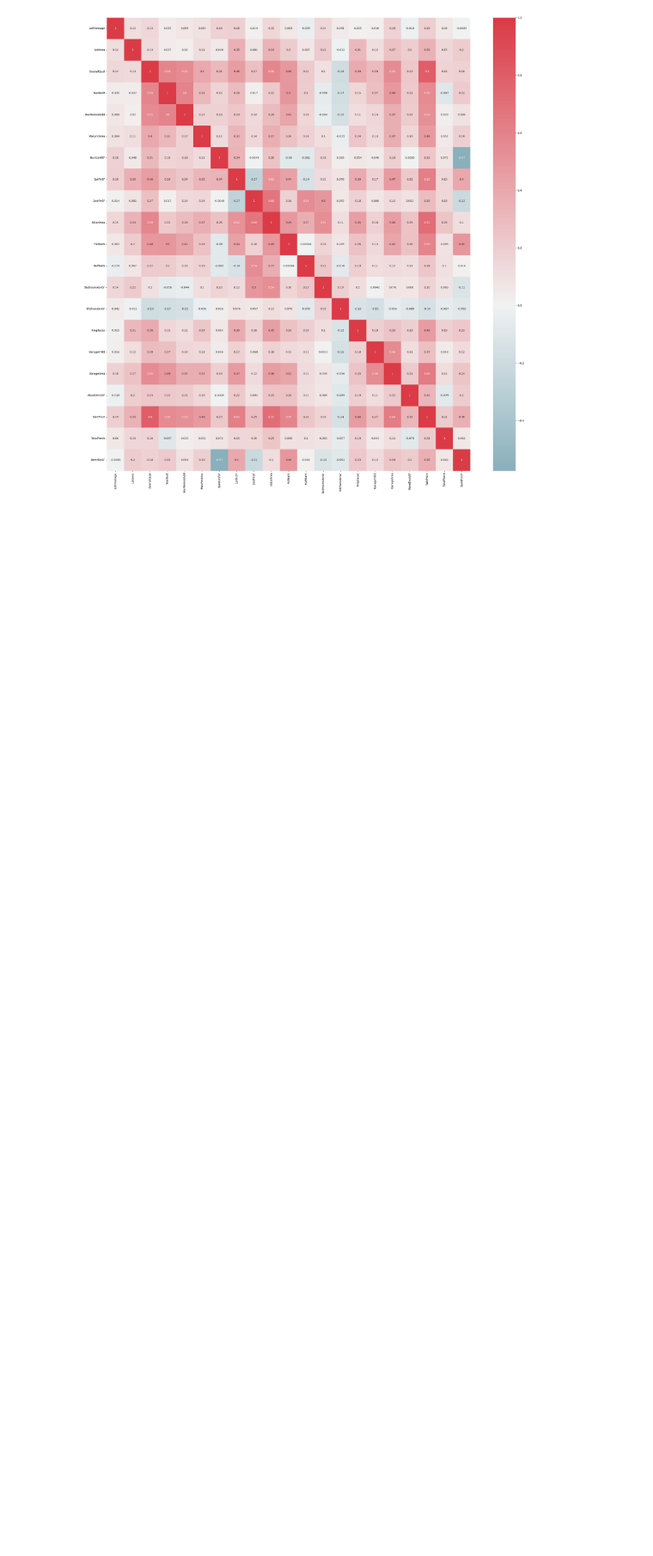
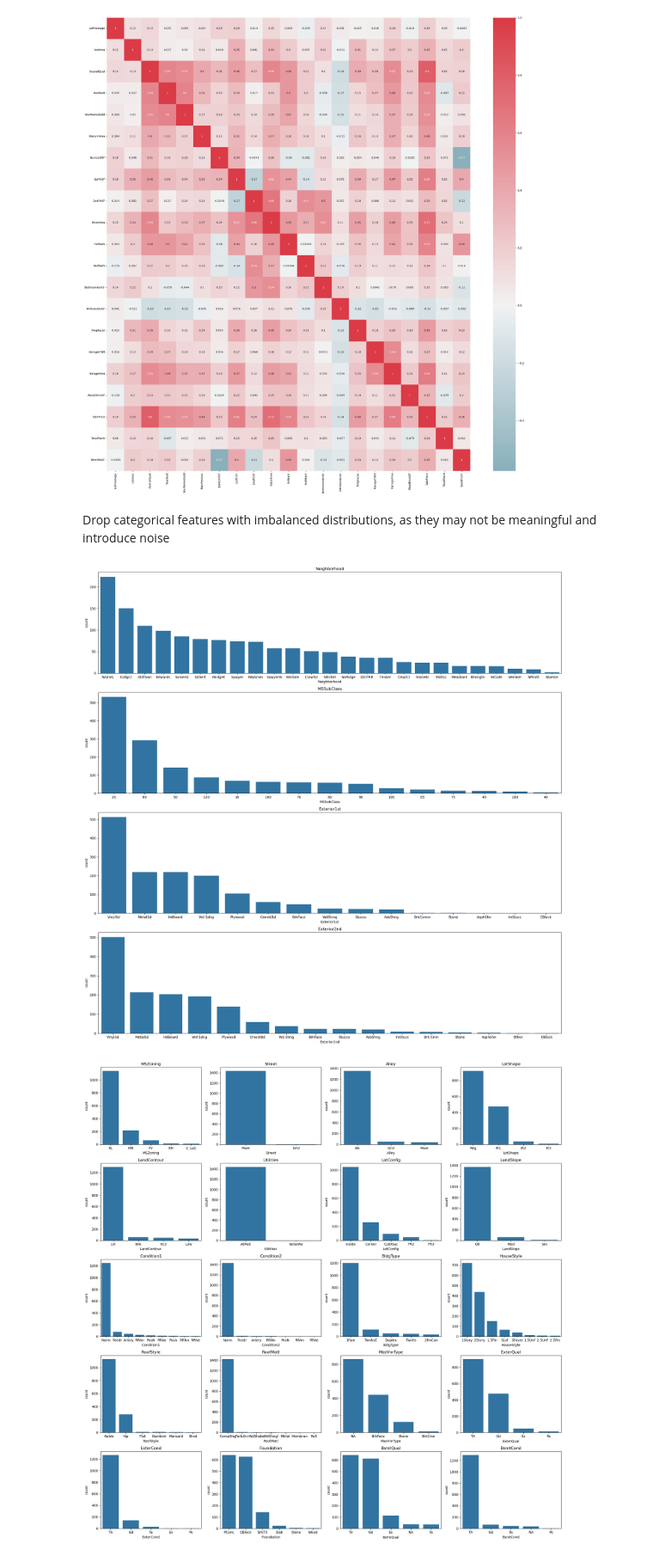
Before and after one commit to lrongyi/House-Prices, a Jupyter notebook: house_prices.ipynb, the cells around one changed output. Shown at 86% size. Saved outputs shown, nothing was run; the diff lists cells and outputs as text; code cells hidden in the pictures; blank space fills up the shorter version.

Commit message:
Feature Selection and Regression
* Drop categorical features with low distribution
* Create linear regression model

```diff
--- a/house_prices.ipynb
+++ b/house_prices.ipynb
@@ -294,3 +301,45 @@ plt.tight_layout()
 plt.show()
 # %% [output]
 [figure]
+# %% [markdown]
+Drop categorical features with imbalanced distributions, as they may not be meaningful and introduce noise
+# %%
+categorical_cols = train_df.select_dtypes(include=["object"]).columns
+
+drop_columns = ["Neighborhood", "MSSubClass", "Exterior1st", "Exterior2nd"]
+
+plt.figure(figsize=(20, 20))
+for index, feature in enumerate(drop_columns):
+    plt.subplot(4, 1, index + 1)
+    sns.countplot(data = train_df, x = feature, order = train_df[feature].value_counts().index)
+
+    plt.title(feature)
+
+plt.tight_layout()
+
+categorical_cols = categorical_cols.drop(drop_columns)
+
+plt.figure(figsize=(20, 20))
+
+for index, feature in enumerate(categorical_cols[:len(categorical_cols) // 2]):
+    plt.subplot(5, 4, index + 1)
+    sns.countplot(data = train_df, x = feature, order = train_df[feature].value_counts().index)
+
+    plt.title(feature)
+
+plt.tight_layout()
+
+plt.figure(figsize=(20, 20))
+
+for index, feature in enumerate(categorical_cols[len(categorical_cols) // 2:]):
+    plt.subplot(5, 4, index + 1)
+    sns.countplot(data = train_df, x = feature, order = train_df[feature].value_counts().index)
+
+    plt.title(feature)
+
+plt.tight_layout()
+
+plt.show()
+# %% [output]
+[figure, added]
+[figure, added]
```
Also changed, not shown: parts of 12 cells of this notebook.
